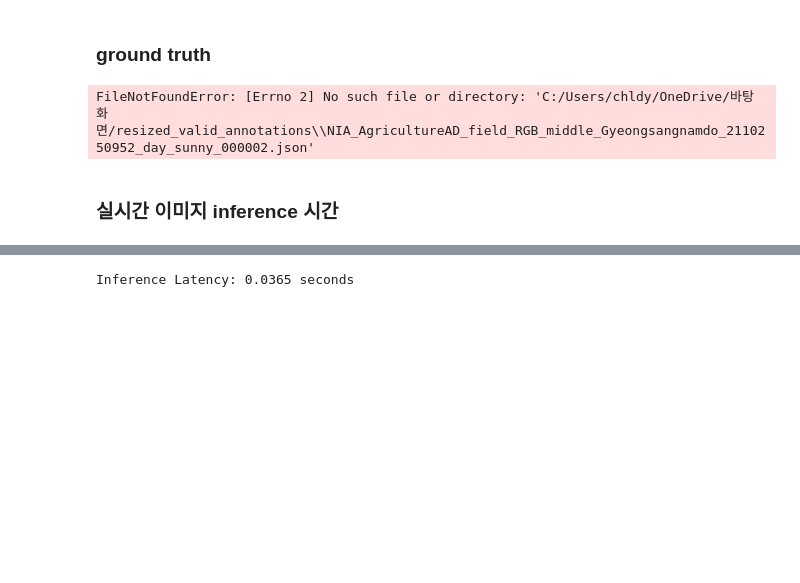
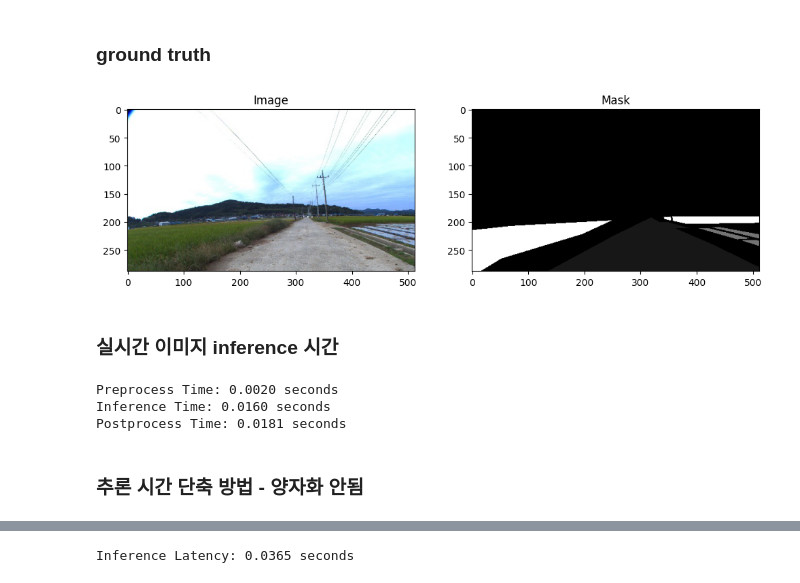
Before and after one commit to choiyongwoo/Deep_Learning_Bootcamp, a Jupyter notebook: image_project2/inference.ipynb, the cells around one changed output, grey strips where cells are left out. Drawn from its saved outputs; the diff is of its cells as text; code cells hidden in the pictures; blank space fills up the shorter version.

```diff
--- a/image_project2/inference.ipynb
+++ b/image_project2/inference.ipynb
@@ -200,7 +200,7 @@ image = Image.open(image_path).convert('RGB')
 mask = np.full((image.height, image.width), 0, dtype=np.int32)  # 초기값을 0으로 설정
 image_np=np.array(image)
 
-base_path= "C:/Users/chldy/OneDrive/바탕 화면/resized_valid_annotations"
+base_path= "C:/Users/USER/Desktop/512x288/resized_valid_annotations"
 annotation_path= os.path.join(base_path, image_path.split('/')[-1].split('.')[0]+'.json')
 
 with open(annotation_path, 'r') as f:
@@ -214,34 +214,34 @@ for obj in img_info['objects']:
 
             # 좌표가 이미지 경계를 벗어나는지 확인
         out_of_bounds_coords = [(x, y) for y, x in coords if x < 0 or x >= image.width or y < 0 or y >= image.height]
         if out_of_bounds_coords:
             #print(f"Warning: Some coordinates for {obj['label']} are out of image bounds: {out_of_bounds_coords}")
             coords = [(max(0, min(image.height - 0.1, y)), max(0, min(image.width - 0.1, x))) for y, x in coords] # 이미지 벗어나는 좌표 클리핑
 
 
 
         poly_mask = polygon2mask((image.height, image.width), coords)
 
         # 디버깅용으로 poly_mask가 True인 위치 출력
         # true_indices = np.where(poly_mask)
         # true_positions = list(zip(true_indices[0], true_indices[1]))
         # print(f"True positions in poly_mask: {true_positions[:10]}")  # 처음 10개의 위치만 출력
 
         mask[poly_mask] = class_id
 
 plt.figure(figsize=(12, 6))
 
 plt.subplot(1, 2, 1)
 plt.imshow(image_np)
 plt.title("Image")
 
 plt.subplot(1, 2, 2)
 plt.imshow(mask, cmap='gray')
 plt.title("Mask")
 
 plt.show()
 # %% [output]
-FileNotFoundError: [Errno 2] No such file or directory: 'C:/Users/chldy/OneDrive/바탕 화면/resized_valid_annotations\\NIA_AgricultureAD_field_RGB_middle_Gyeongsangnamdo_2110250952_day_sunny_000002.json'
+[figure, added]
 # %% [markdown]
 ### 실시간 이미지 inference 시간
 # %%
@@ -360,12 +360,12 @@ from transformers import SegformerForSemanticSegmentation
 
 # 모델 로드
 device = torch.device("cuda" if torch.cuda.is_available() else "cpu")
-model_name = "nvidia/segformer-b3-finetuned-cityscapes-1024-1024"
+model_name = "nvidia/segformer-b2-finetuned-cityscapes-1024-1024"
 model = SegformerForSemanticSegmentation.from_pretrained(model_name)
 
 model.config.num_labels = 13
 model.decode_head.classifier = torch.nn.Conv2d(768, model.config.num_labels, kernel_size=1)
-model.load_state_dict(torch.load("C:/Users/USER/Desktop/yong/deep_learning_bootcamp/image_project2/9epoch_b3_512288.pth", map_location=device))
+model.load_state_dict(torch.load("C:/Users/USER/Desktop/yong/deep_learning_bootcamp/image_project2/10epoch_b2_512288.pth", map_location=device))
 
 model.to(device)
 model.eval()
@@ -453,7 +453,13 @@ def image2inf(image_paths, alpha=0.6):
     return frames
 
 # 예시 이미지 경로 리스트
-image_paths = ["path_to_image1.jpg", "path_to_image2.jpg"]
+image_paths = ["C:/Users/USER/Desktop/resized_sequence0094_image_paddy/NIA_AgricultureAD_paddy_RGB_top_Gyeongsangnamdo_2110151049_day_sunny_000059.jpg"]
 
 # 추론 수행
 frames = image2inf(image_paths)
+# %% [output]
+Preprocess Time: 0.0020 seconds
+Inference Time: 0.0160 seconds
+Postprocess Time: 0.0181 seconds
+# %% [markdown]
+### 추론 시간 단축 방법 - 양자화 안됨
```
Also changed, not shown: parts of 23 cells of this notebook, 4 other files.
